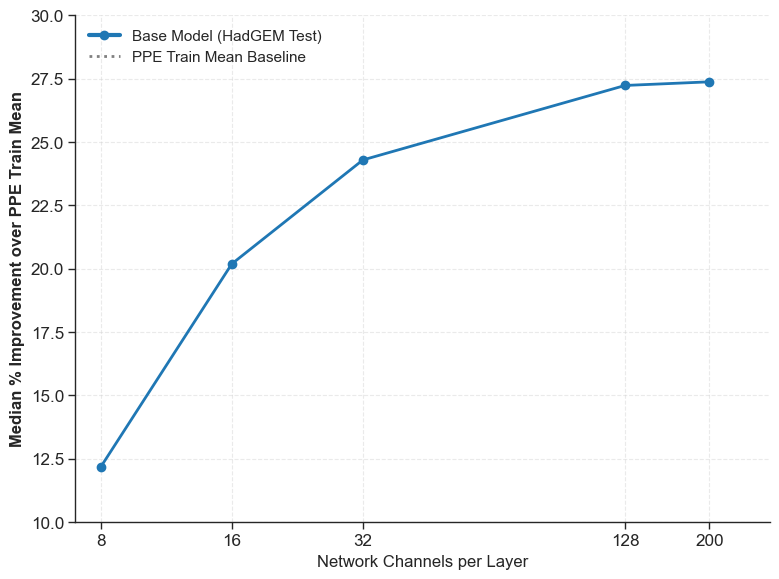
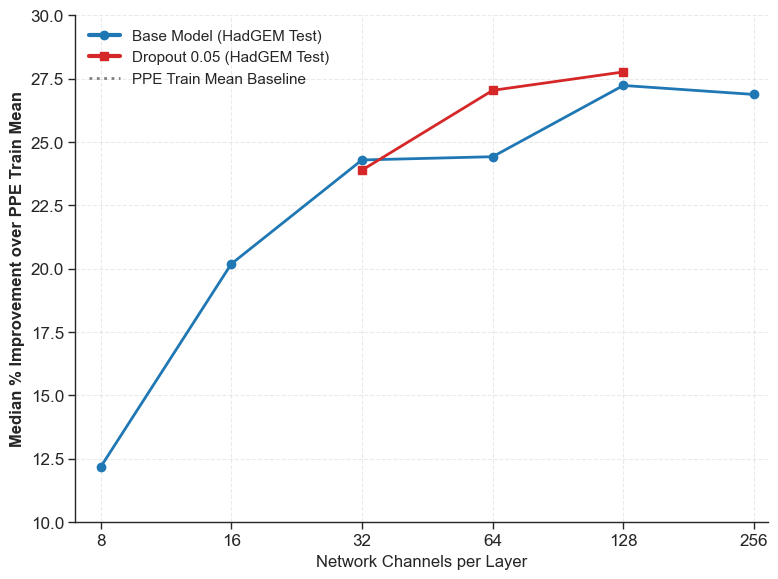
Code edit (unified diff) that turned the first committed figure into the second:
--- before
+++ after
@@ -11,5 +11,5 @@
 
 # Select which channel counts to include
-channels = [8, 16, 32, 128, 200]
+channels = [8, 16, 32, 64, 128, 256]
 
 # gn_groups used per channel during training (all 1 by default for unet6R runs)
@@ -22,9 +22,10 @@
 dP_max    = 1200
 
-def ens_dir(ch):
+def ens_dir(ch, suffix=""):
     gn = gn_per_ch[ch]
     name = (
         f"unet_ens_HG789_PR_dPdK_Softmax_unet6R_ch{ch}_k{k_size}_"
         f"128x_dPbins{num_bins}_gn{gn}_dpmin{dP_min}_dPmax{dP_max}_sigma0.6"
+        f"{suffix}"
     )
     return base_dir / name
@@ -33,18 +34,22 @@
 # 2. Load results
 # --------------------------
-pct_improvement = []
+def load_pct(suffix=""):
+    out = []
+    for ch in channels:
+        npz_path = ens_dir(ch, suffix) / "softmax_ensemble_analysis_arrays.npz"
+        try:
+            d = np.load(npz_path)
+            idx = d['test_indices']
+            rmse_model    = d['rmse_softmax_mean'][idx]
+            rmse_baseline = d['rmse_ppe'][idx]
+            pct = (rmse_baseline - rmse_model) / rmse_baseline * 100
+            out.append(np.median(pct))
+        except FileNotFoundError:
+            out.append(np.nan)
+            print(f"Missing results for ch={ch} (suffix='{suffix}'): {npz_path}")
+    return out
 
-for ch in channels:
-    npz_path = ens_dir(ch) / "softmax_ensemble_analysis_arrays.npz"
-    try:
-        d = np.load(npz_path)
-        idx = d['test_indices']
-        rmse_model   = d['rmse_softmax_mean'][idx]
-        rmse_baseline = d['rmse_ppe'][idx]
-        pct = (rmse_baseline - rmse_model) / rmse_baseline * 100
-        pct_improvement.append(np.median(pct))
-    except FileNotFoundError:
-        pct_improvement.append(np.nan)
-        print(f"Missing results for ch={ch}: {npz_path}")
+pct_improvement    = load_pct("")
+pct_improvement_dr = load_pct("_dr0.05")
 
 # --------------------------
@@ -57,8 +62,10 @@
 
 c_soft = '#1f77b4'
+c_dr   = '#d62728'
 
 ax.axhline(0, color='gray', linestyle=':', linewidth=1.5, alpha=0.8, zorder=1)
 
-ax.plot(channels, pct_improvement, color=c_soft, linestyle='-', marker='o', lw=2, ms=6)
+ax.plot(channels, pct_improvement,    color=c_soft, linestyle='-', marker='o', lw=2, ms=6)
+ax.plot(channels, pct_improvement_dr, color=c_dr,   linestyle='-', marker='s', lw=2, ms=6)
 
 ax.set_xlabel("Network Channels per Layer", fontsize=12)
@@ -74,4 +81,5 @@
 legend_elements = [
     Line2D([0], [0], color=c_soft, lw=3, marker='o', ms=6, label='Base Model (HadGEM Test)'),
+    Line2D([0], [0], color=c_dr,   lw=3, marker='s', ms=6, label='Dropout 0.05 (HadGEM Test)'),
     Line2D([0], [0], color='gray', linestyle=':', lw=2, label='PPE Train Mean Baseline'),
 ]

Commit: updates and add dropout comparison